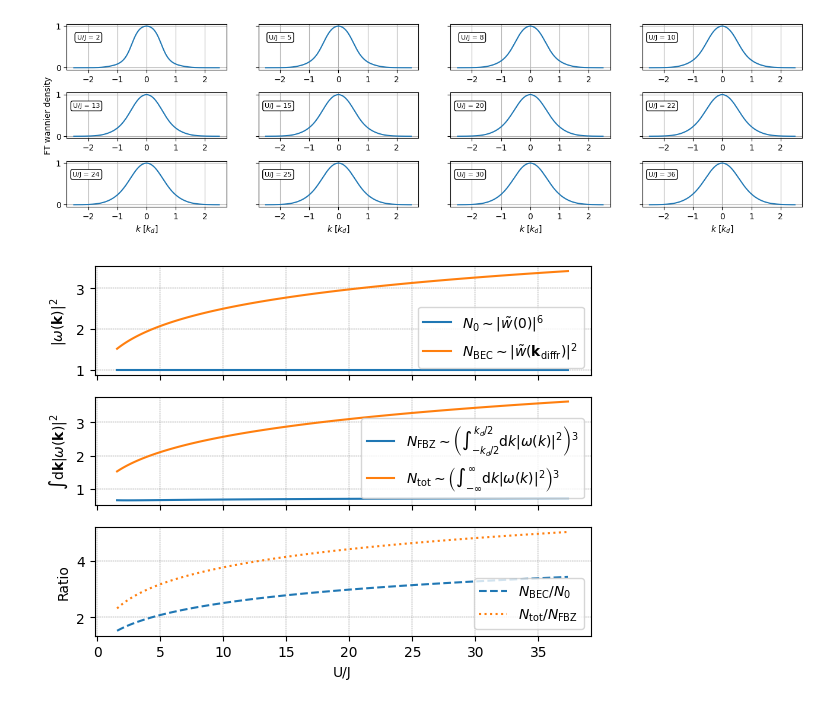
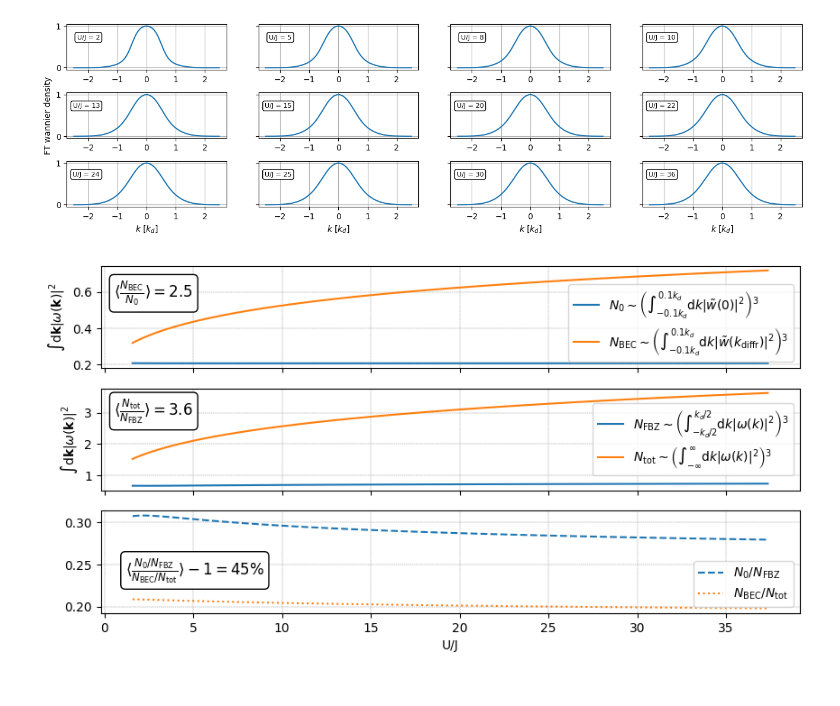
Before and after one commit to HeliumIOGS/Optical-Trap-Calculations, a Jupyter notebook: tf_wannier.ipynb, the cells around one changed output. Cells and saved outputs as stored; diff of their text form; code cells hidden in the pictures.

Commit message:
Integrate condensate peaks

```diff
--- a/tf_wannier.ipynb
+++ b/tf_wannier.ipynb
@@ -76,14 +76,11 @@ fig, axs = plt.subplots(3, 4, figsize=(16, 4), sharey=True)
 for s_exp, ax in zip(s_exps, axs.flatten()):
     ax.plot(
         karr,
-        np.abs(FTwannier_functions.loc[s_exp])**2,
-        label=f"{np.round(uj['U/J'].loc[s_exp]):.0f}"
+        np.abs(FTwannier_functions.loc[s_exp])**2
         )
     if s_exp > 12.6: ax.set_xlabel('$k$ [$k_d$]')
-    #ax.legend(loc='upper left')
-    ax.annotate(f"U/J = {np.round(uj['U/J'].loc[s_exp]):.0f}", xy=(-1.6, .8),
-            size=8, ha='right', va='top',
-            bbox=dict(boxstyle='round', fc='w'))
+    ax.annotate(f"U/J = {np.round(uj['U/J'].loc[s_exp]):.0f}", xy=(-1.6, .8), size=8,
+                ha='right', va='top',bbox=dict(boxstyle='round', fc='w'))
     ax.grid()
 axs.flatten()[4].set_ylabel("FT wannier density")
 plt.subplots_adjust(hspace=.5)
@@ -147,53 +152,58 @@ for s in sarr:
 # %%
 # Plot results as a function of U/J:
 
-fig, axs = plt.subplots(3, 1, sharex=True)
+fig, axs = plt.subplots(3, 1, sharex=True, figsize=(10, 5))
 axs[0].plot(
     uj['U/J'],
     at_nb['N_0'],
-    label=r'$N_0 \sim |\tilde{w}(0)|^6$'
+    label=r'$N_0 \sim \left( \int_{-%sk_d}^{%sk_d}\mathrm{d}k |\tilde{w}(0)|^2 \right)^3$' % (peak_size, peak_size)
     )
 axs[0].plot(
     uj['U/J'],
     at_nb['N_BEC'],
-    label=r'$N_{\mathrm{BEC}} \sim |\tilde{w}(\mathbf{k}_{\mathrm{diffr}})|^2$'
+    label=r'$N_{\mathrm{BEC}} \sim \left(\int_{-%sk_d}^{%sk_d}\mathrm{d}k |\tilde{w}(k_{\mathrm{diffr}})|^2\right)^3$' % (peak_size, peak_size)
     )
 axs[1].plot(
     uj['U/J'],
     at_nb['N_FBZ'],
     label=r'$N_{\mathrm{FBZ}} \sim \left( \int_{-k_d/2}^{k_d/2}\mathrm{d}k |\omega (k)|^2 \right)^3$'
     )
 axs[1].plot(
     uj['U/J'],
     at_nb['N_TOT'],
     label=r'$N_{\mathrm{tot}} \sim \left( \int_{-\infty}^{\infty}\mathrm{d}k |\omega (k)|^2 \right)^3$'
     )
 axs[2].plot(
     uj['U/J'],
-    at_nb['N_BEC'] / at_nb['N_0'],
+    at_nb['N_0'] / at_nb['N_FBZ'],
     linestyle='--',
-    label=r'$N_{\mathrm{BEC}} / N_0$'
+    label=r'$N_0 / N_{\mathrm{FBZ}}$'
     )
 axs[2].plot(
     uj['U/J'],
-    at_nb['N_TOT'] / at_nb['N_FBZ'],
+    at_nb['N_BEC'] / at_nb['N_TOT'],
     linestyle=':',
-    label=r'$N_{\mathrm{tot}} / N_{\mathrm{FBZ}}$'
+    label=r'$N_{\mathrm{BEC}} / N_{\mathrm{tot}}$'
     )
 for idx, ax in enumerate(axs):
     if idx==len(axs)-1:
         ax.set_xlabel('U/J')
-        ax.set_ylabel('Ratio')
+        ax.annotate(r'$\langle \frac{N_0/N_{\mathrm{FBZ}}}{N_{\mathrm{BEC}}/N_{\mathrm{tot}}} \rangle - 1 = %s$' % int(100 * np.round(((at_nb['N_0'] / at_nb['N_FBZ'])/(at_nb['N_BEC'] / at_nb['N_TOT'])).mean() - 1, 2))+'%',
+        xy=(9, .26), size=12, ha='right', va='top',bbox=dict(boxstyle='round', fc='w'))
     elif idx==len(axs)-2:
         ax.set_ylabel(r'$\int\mathrm{d}\mathbf{k} |\omega (\mathbf{k})|^2$')
-    else:
-        ax.set_ylabel(r'$|\omega (\mathbf{k})|^2$')
+        ax.annotate(r'$\langle \frac{N_{\mathrm{tot}}}{N_{\mathrm{FBZ}}} \rangle = %s$' % np.round((at_nb['N_TOT'] / at_nb['N_FBZ']).mean(), 1),
+        xy=(5, 3.5), size=12, ha='right', va='top',bbox=dict(boxstyle='round', fc='w'))
+    elif idx==len(axs)-3:
+        ax.set_ylabel(r'$\int\mathrm{d}\mathbf{k} |\omega (\mathbf{k})|^2$')
+        ax.annotate(r'$\langle \frac{N_{\mathrm{BEC}}}{N_0} \rangle = %s$' % np.round((at_nb['N_BEC'] / at_nb['N_0']).mean(), 1),
+        xy=(5, 0.67), size=12, ha='right', va='top',bbox=dict(boxstyle='round', fc='w'))
     ax.legend()
     ax.set_axisbelow(True)
     ax.xaxis.grid(color='gray', linestyle='dashed', linewidth=0.3)
     ax.yaxis.grid(color='gray', linestyle='dashed', linewidth=0.3)
     ax.grid(visible=True)
 
 plt.show()
 # %% [output]
-[figure, old version]
+[figure, new version]
```
Also changed, not shown: parts of 1 cell of this notebook.
